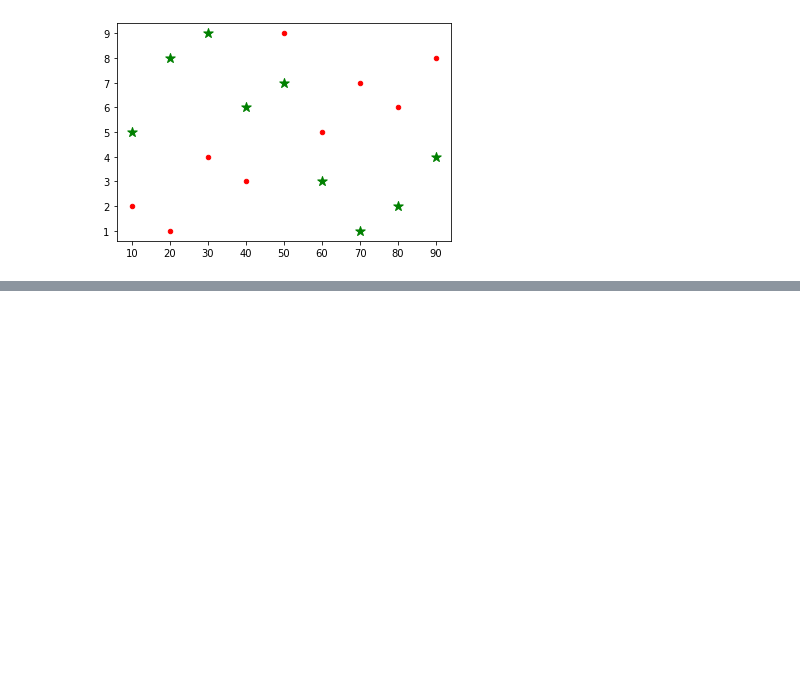
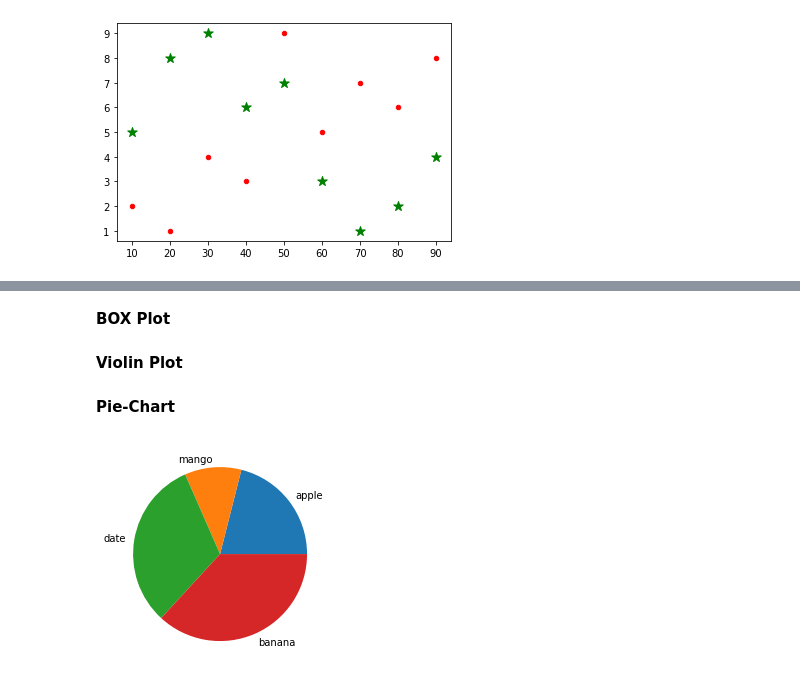
Before and after one commit to shamiik/MatplotlibSeaborn, a Jupyter notebook: Matplotlib.ipynb, the cells around one changed output, grey strips where cells are left out. Drawn from its saved outputs; the diff is of its cells as text; code cells hidden in the pictures; blank space fills up the shorter version.

```diff
--- a/Matplotlib.ipynb
+++ b/Matplotlib.ipynb
@@ -133,0 +160,14 @@ plt.show()
+# %% [markdown]
+**BOX Plot**
+# %% [markdown]
+**Violin Plot**
+# %% [markdown]
+**Pie-Chart**
+# %%
+  fruits=('apple','mango','date','banana')
+  quantity=(20,10,30,35)
+  plt.pie(quantity,labels=fruits)
+
+  plt.show()
+# %% [output]
+[figure, added]
```
Also changed, not shown: parts of 9 cells of this notebook.
